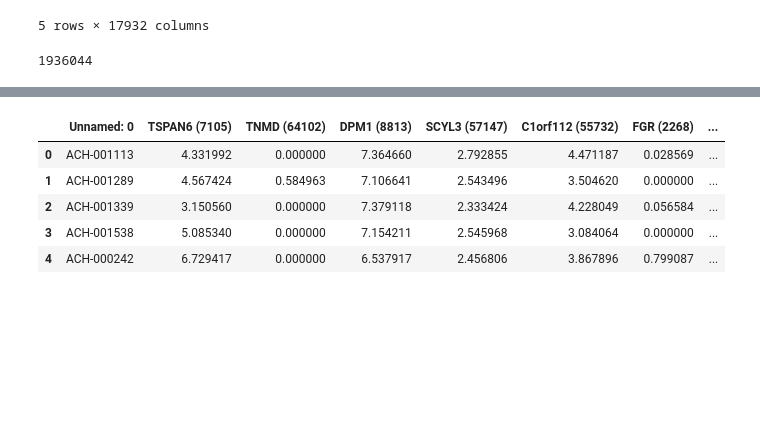
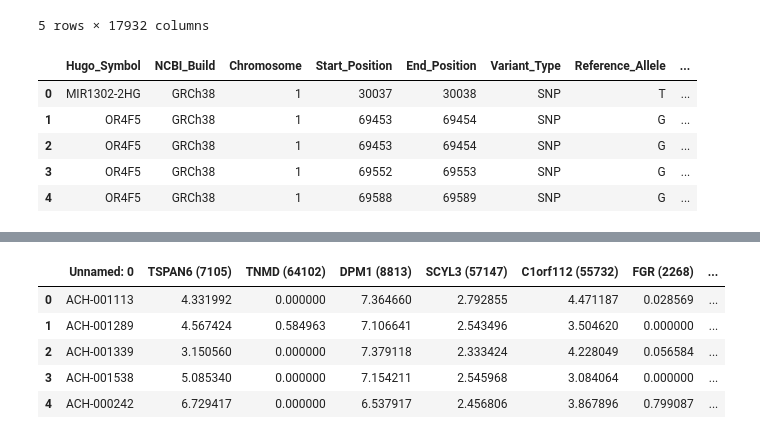
Before and after one commit to dan-beach/dependant-weights, a Jupyter notebook: depmap-processing.ipynb, the cells around one changed output, grey strips where cells are left out. Saved outputs shown, nothing was run; the diff lists cells and outputs as text; code cells hidden in the pictures; blank space fills up the shorter version.

```diff
--- a/depmap-processing.ipynb
+++ b/depmap-processing.ipynb
@@ -33,8 +33,13 @@ dep_data.head()
 mut_maf = pd.read_csv(data_path + 'OmicsSomaticMutationsMAFProfile.maf', sep="\t", low_memory=False)
 # %%
 mut_maf.head()
-len(mut_maf)
+#len(mut_maf)
 # %% [output]
-1936044
+|  | Hugo_Symbol | NCBI_Build | Chromosome | Start_Position | End_Position | Variant_Type | Reference_Allele | ... |
+| 0 | MIR1302-2HG | GRCh38 | 1 | 30037 | 30038 | SNP | T | ... |
+| 1 | OR4F5 | GRCh38 | 1 | 69453 | 69454 | SNP | G | ... |
+| 2 | OR4F5 | GRCh38 | 1 | 69453 | 69454 | SNP | G | ... |
+| 3 | OR4F5 | GRCh38 | 1 | 69552 | 69553 | SNP | G | ... |
+| 4 | OR4F5 | GRCh38 | 1 | 69588 | 69589 | SNP | G | ... |
 # %%
 mut_data2 = pd.read_csv(data_path + 'OmicsSomaticMutations.csv', low_memory=False)
```
Also changed, not shown: parts of 8 cells of this notebook.
